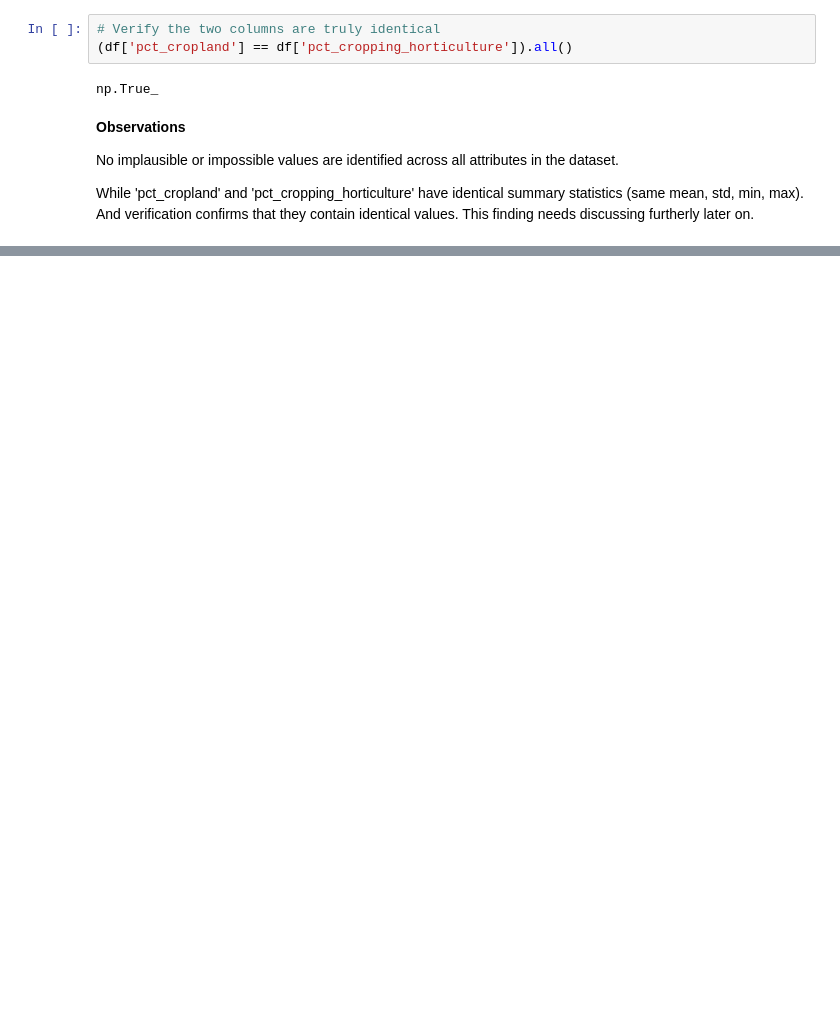
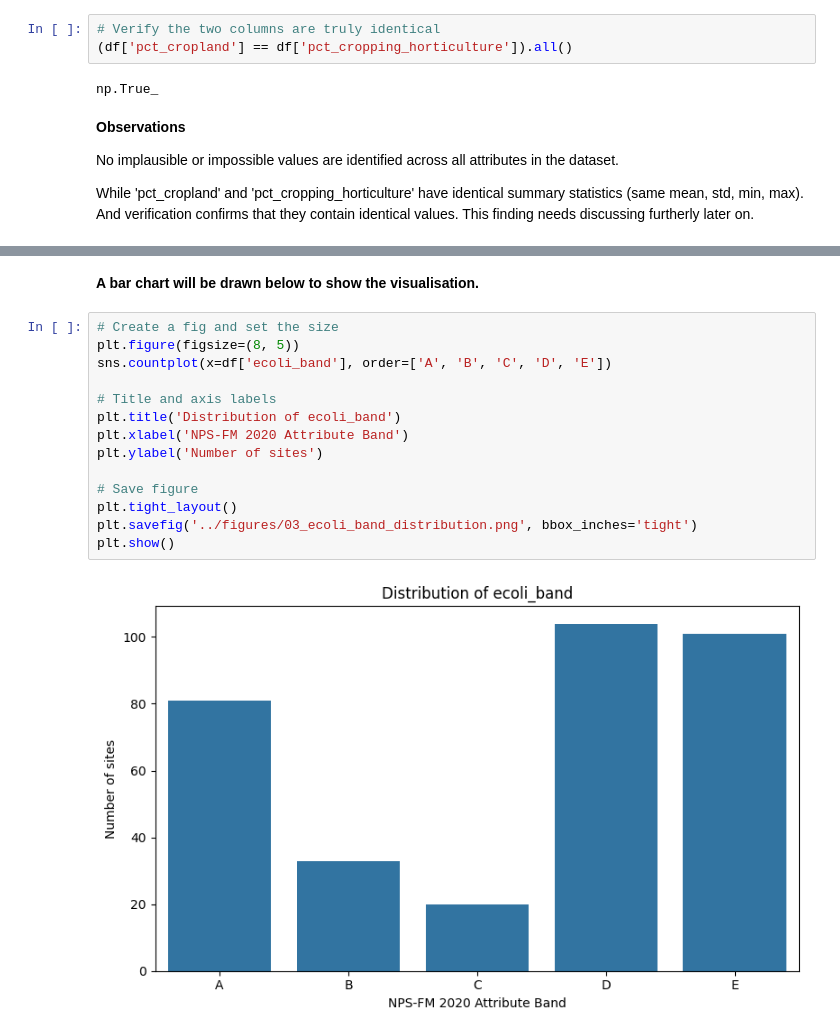
Before and after one commit to Ming-Liu-1170030/1170030-riverWQ, a Jupyter notebook: src/01_eda.ipynb, the cells around one changed output, grey strips where cells are left out. Saved outputs shown, nothing was run; the diff lists cells and outputs as text; blank space fills up the shorter version.

```diff
--- a/src/01_eda.ipynb
+++ b/src/01_eda.ipynb
@@ -152,0 +277,18 @@ While 'pct_cropland' and 'pct_cropping_horticulture' have identical summary stat
+# %% [markdown]
+**A bar chart will be drawn below to show the visualisation.**
+# %%
+# Create a fig and set the size
+plt.figure(figsize=(8, 5))
+sns.countplot(x=df['ecoli_band'], order=['A', 'B', 'C', 'D', 'E'])
+
+# Title and axis labels
+plt.title('Distribution of ecoli_band')
+plt.xlabel('NPS-FM 2020 Attribute Band')
+plt.ylabel('Number of sites')
+
+# Save figure
+plt.tight_layout()
+plt.savefig('../figures/03_ecoli_band_distribution.png', bbox_inches='tight')
+plt.show()
+# %% [output]
+[figure, added]
```
Also changed, not shown: parts of 16 cells of this notebook, 3 other files.
